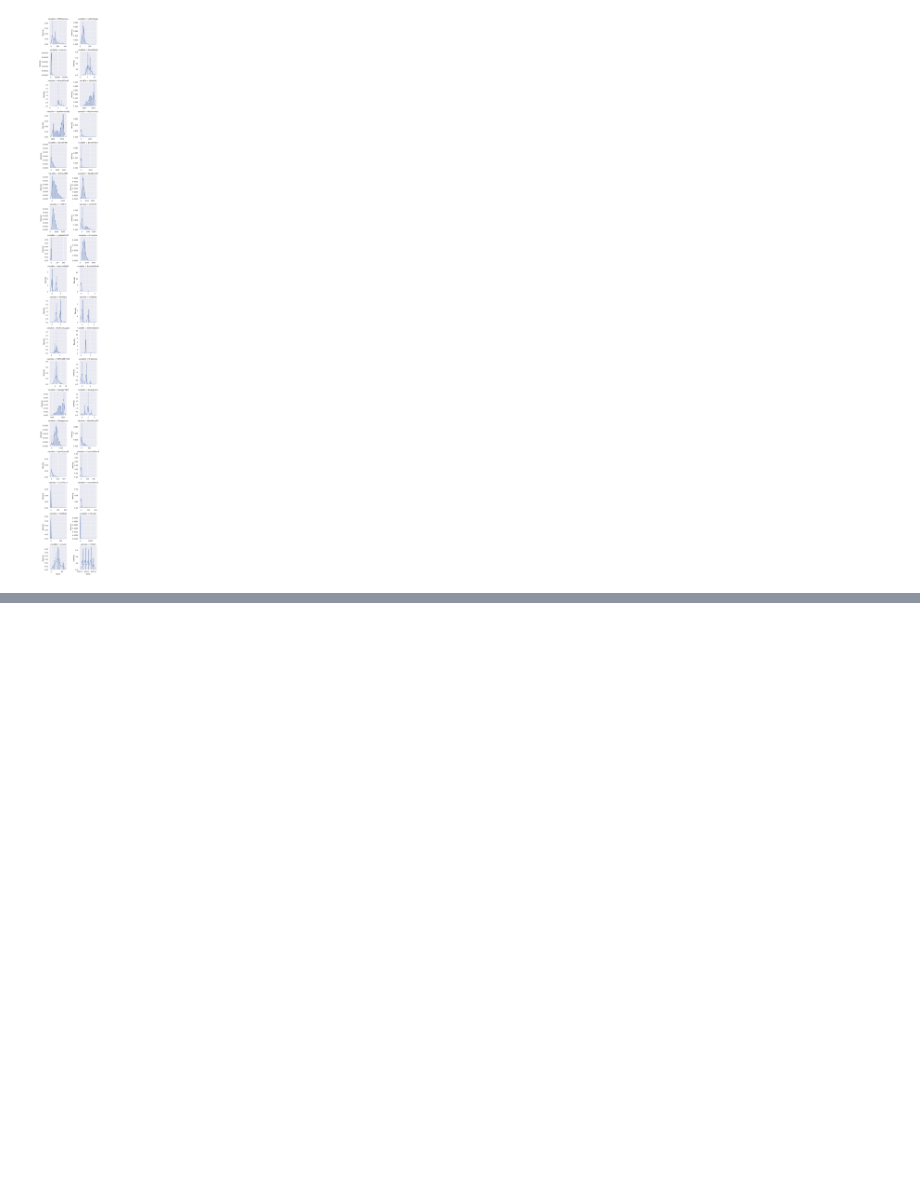
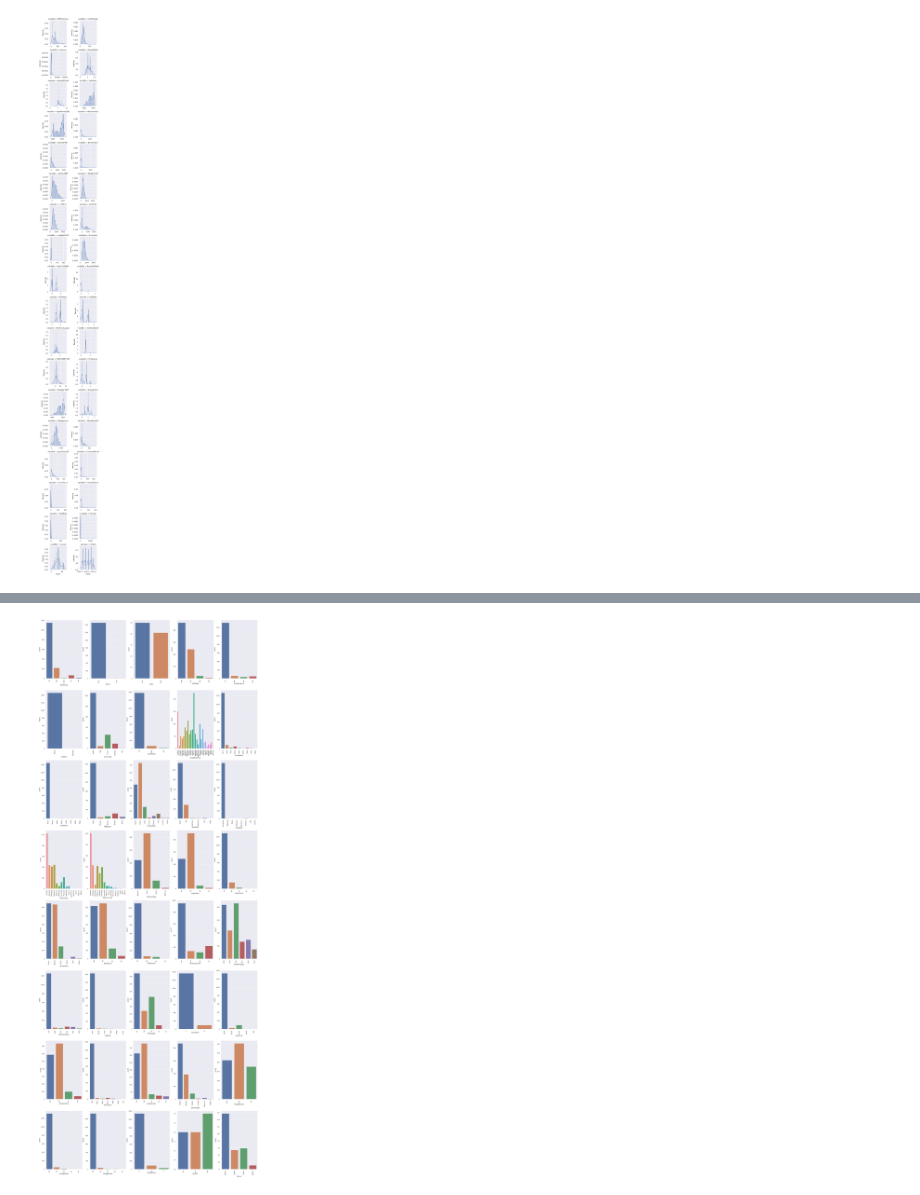
Before and after one commit to dataqueenpend/Projects-, a Jupyter notebook: House_Prices_Competition_raw.ipynb, the cells around one changed output, grey strips where cells are left out. Drawn from its saved outputs; the diff is of its cells as text; code cells hidden in the pictures; blank space fills up the shorter version.

```diff
--- a/House_Prices_Competition_raw.ipynb
+++ b/House_Prices_Competition_raw.ipynb
@@ -308,0 +341,8 @@ more [here]('https://medium.com/@kyawsawhtoon/log-transformation-purpose-and-int
+# %%
+fig, ax = plt.subplots(8,5, figsize=(30,80))
+for variable, subplot in zip(cat_cols, ax.flatten()):
+  sns.countplot(df[variable], ax=subplot)
+  for label in subplot.get_xticklabels():
+    label.set_rotation(90)
+# %% [output]
+[figure, added]
```
Also changed, not shown: parts of 4 cells of this notebook.
